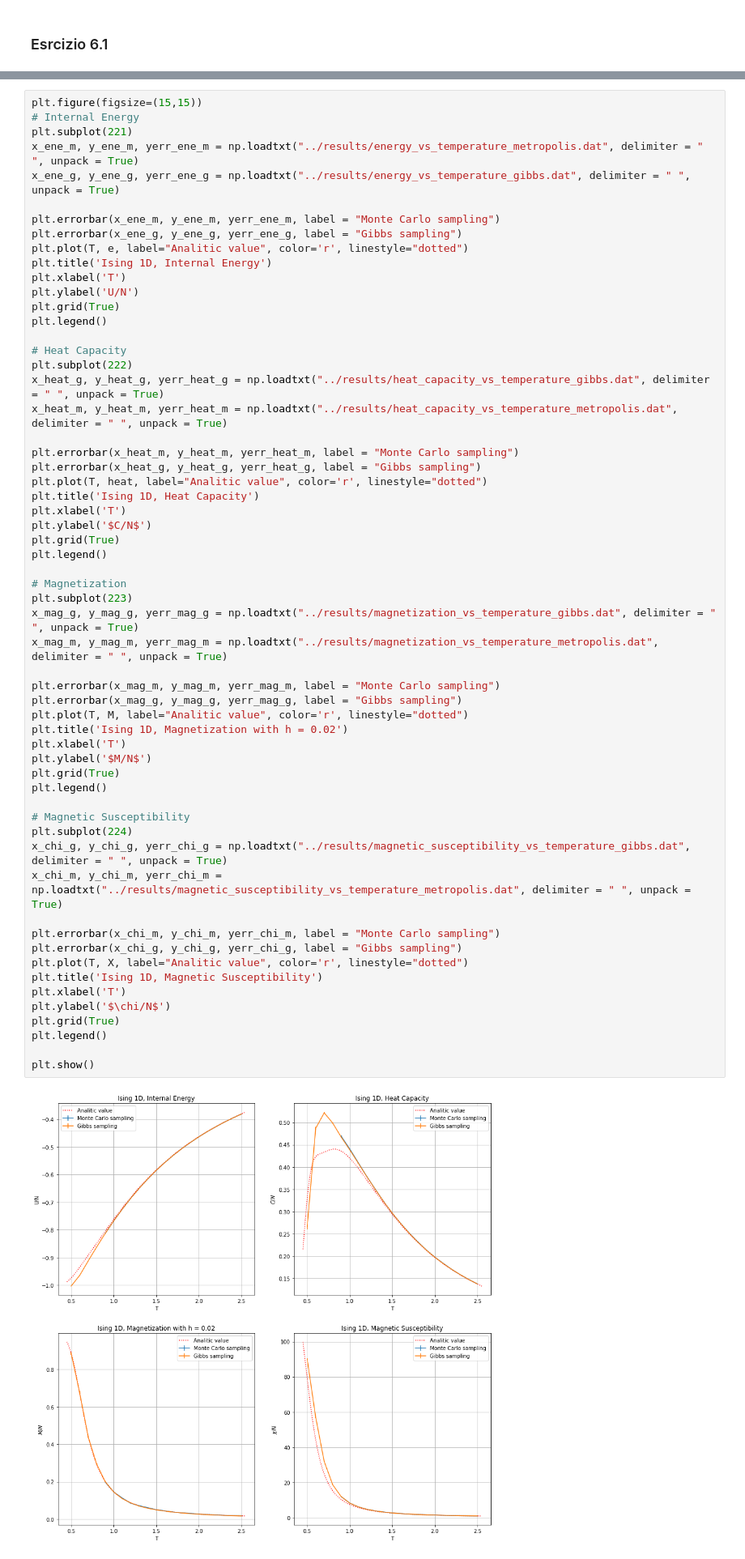
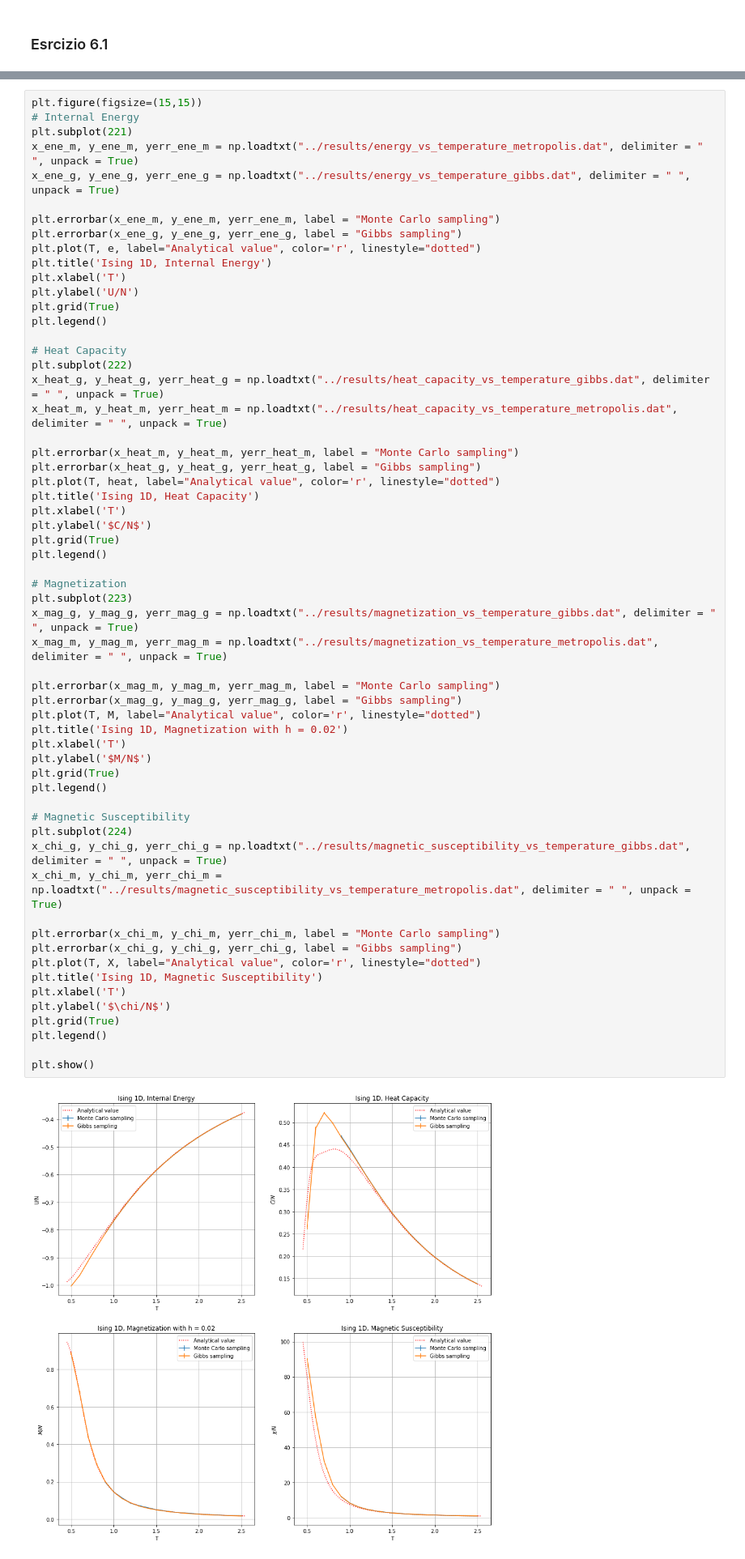
Before and after one commit to Burns24/lab-analisi-dati, a Jupyter notebook: NSL-06/jupyter_notebook/LSN_Esercizi_06.ipynb, the cells around one changed output, grey strips where cells are left out. Shown at 81% size. Cells and saved outputs as stored; diff of their text form.

```diff
--- a/NSL-06/jupyter_notebook/LSN_Esercizi_06.ipynb
+++ b/NSL-06/jupyter_notebook/LSN_Esercizi_06.ipynb
@@ -54,7 +54,7 @@ x_ene_g, y_ene_g, yerr_ene_g = np.loadtxt("../results/energy_vs_temperature_gibb
 
 plt.errorbar(x_ene_m, y_ene_m, yerr_ene_m, label = "Monte Carlo sampling")
 plt.errorbar(x_ene_g, y_ene_g, yerr_ene_g, label = "Gibbs sampling")
-plt.plot(T, e, label="Analitic value", color='r', linestyle="dotted")
+plt.plot(T, e, label="Analytical value", color='r', linestyle="dotted")
 plt.title('Ising 1D, Internal Energy')
 plt.xlabel('T')
 plt.ylabel('U/N')
@@ -68,7 +68,7 @@ x_heat_m, y_heat_m, yerr_heat_m = np.loadtxt("../results/heat_capacity_vs_temper
 
 plt.errorbar(x_heat_m, y_heat_m, yerr_heat_m, label = "Monte Carlo sampling")
 plt.errorbar(x_heat_g, y_heat_g, yerr_heat_g, label = "Gibbs sampling")
-plt.plot(T, heat, label="Analitic value", color='r', linestyle="dotted")
+plt.plot(T, heat, label="Analytical value", color='r', linestyle="dotted")
 plt.title('Ising 1D, Heat Capacity')
 plt.xlabel('T')
 plt.ylabel('$C/N$')
@@ -76,35 +76,35 @@ plt.grid(True)
 plt.legend()
 
 # Magnetization
 plt.subplot(223)
 x_mag_g, y_mag_g, yerr_mag_g = np.loadtxt("../results/magnetization_vs_temperature_gibbs.dat", delimiter = " ", unpack = True)
 x_mag_m, y_mag_m, yerr_mag_m = np.loadtxt("../results/magnetization_vs_temperature_metropolis.dat", delimiter = " ", unpack = True)
 
 plt.errorbar(x_mag_m, y_mag_m, yerr_mag_m, label = "Monte Carlo sampling")
 plt.errorbar(x_mag_g, y_mag_g, yerr_mag_g, label = "Gibbs sampling")
-plt.plot(T, M, label="Analitic value", color='r', linestyle="dotted")
+plt.plot(T, M, label="Analytical value", color='r', linestyle="dotted")
 plt.title('Ising 1D, Magnetization with h = 0.02')
 plt.xlabel('T')
 plt.ylabel('$M/N$')
 plt.grid(True)
 plt.legend()
 
 # Magnetic Susceptibility
 plt.subplot(224)
 x_chi_g, y_chi_g, yerr_chi_g = np.loadtxt("../results/magnetic_susceptibility_vs_temperature_gibbs.dat", delimiter = " ", unpack = True)
 x_chi_m, y_chi_m, yerr_chi_m = np.loadtxt("../results/magnetic_susceptibility_vs_temperature_metropolis.dat", delimiter = " ", unpack = True)
 
 plt.errorbar(x_chi_m, y_chi_m, yerr_chi_m, label = "Monte Carlo sampling")
 plt.errorbar(x_chi_g, y_chi_g, yerr_chi_g, label = "Gibbs sampling")
-plt.plot(T, X, label="Analitic value", color='r', linestyle="dotted")
+plt.plot(T, X, label="Analytical value", color='r', linestyle="dotted")
 plt.title('Ising 1D, Magnetic Susceptibility')
 plt.xlabel('T')
 plt.ylabel('$\chi/N$')
 plt.grid(True)
 plt.legend()
 
 plt.show()
 # %% [output]
-[figure, old version]
+[figure, new version]
 # %% [markdown]
 I risultati ottenuti con simulazione Monte Carlo e campionamento di Gibbs producono risultati simili tra loro ed in buon accordo con i valori teorici previsti.
```
Also changed, not shown: 52 other files.
